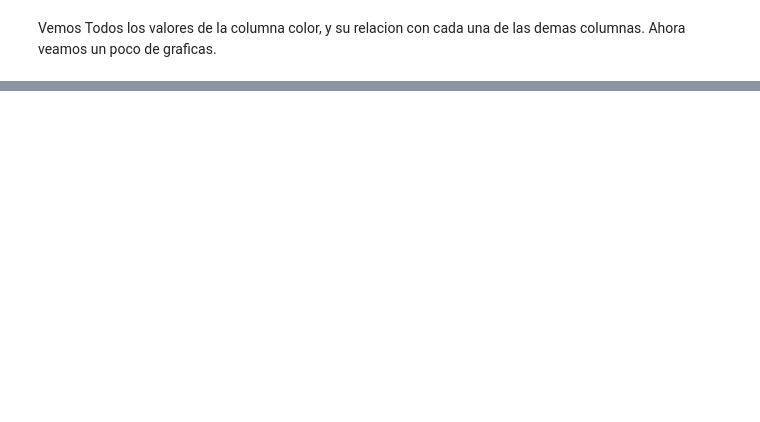
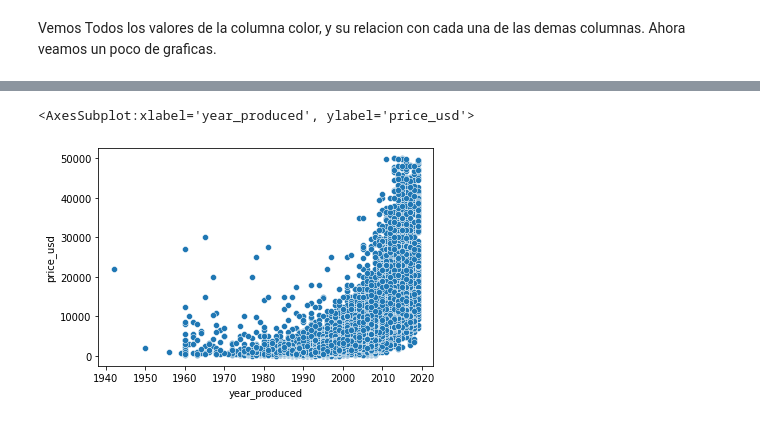
Before and after one commit to wowramon/EDA_UsedCars, a Jupyter notebook: ChallengeCars.ipynb, the cells around one changed output, grey strips where cells are left out. Cells and saved outputs as stored; diff of their text form; code cells hidden in the pictures; blank space fills up the shorter version.

```diff
--- a/ChallengeCars.ipynb
+++ b/ChallengeCars.ipynb
@@ -128 +127,7 @@ Name: price_usd, dtype: float64
+# %%
+# sns.boxplot(x = 'price_usd', y = 'duration_listed', data = df)
+sns.scatterplot(data=df, x = 'year_produced', y = 'price_usd')
+# %% [output]
+<AxesSubplot:xlabel='year_produced', ylabel='price_usd'>
+[figure, added]
 # %%
```
Also changed, not shown: parts of 22 cells of this notebook.
